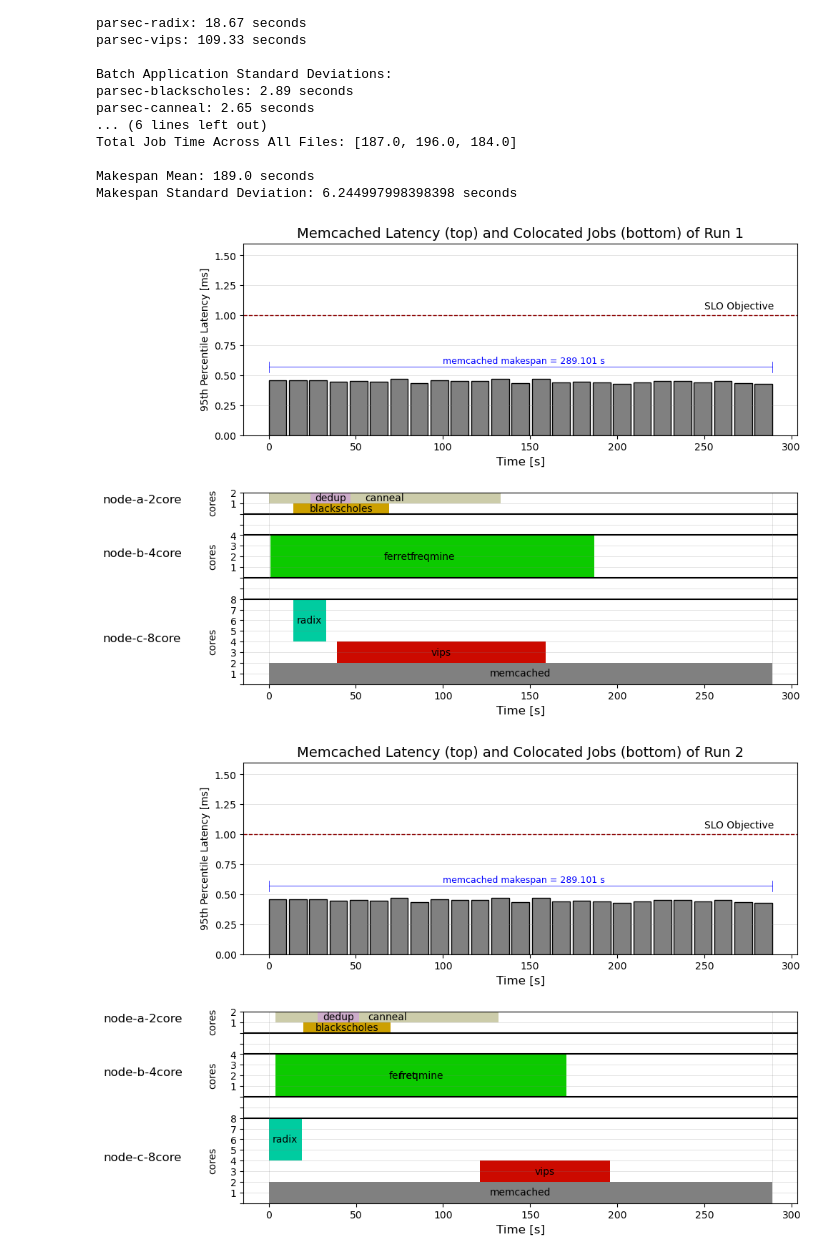
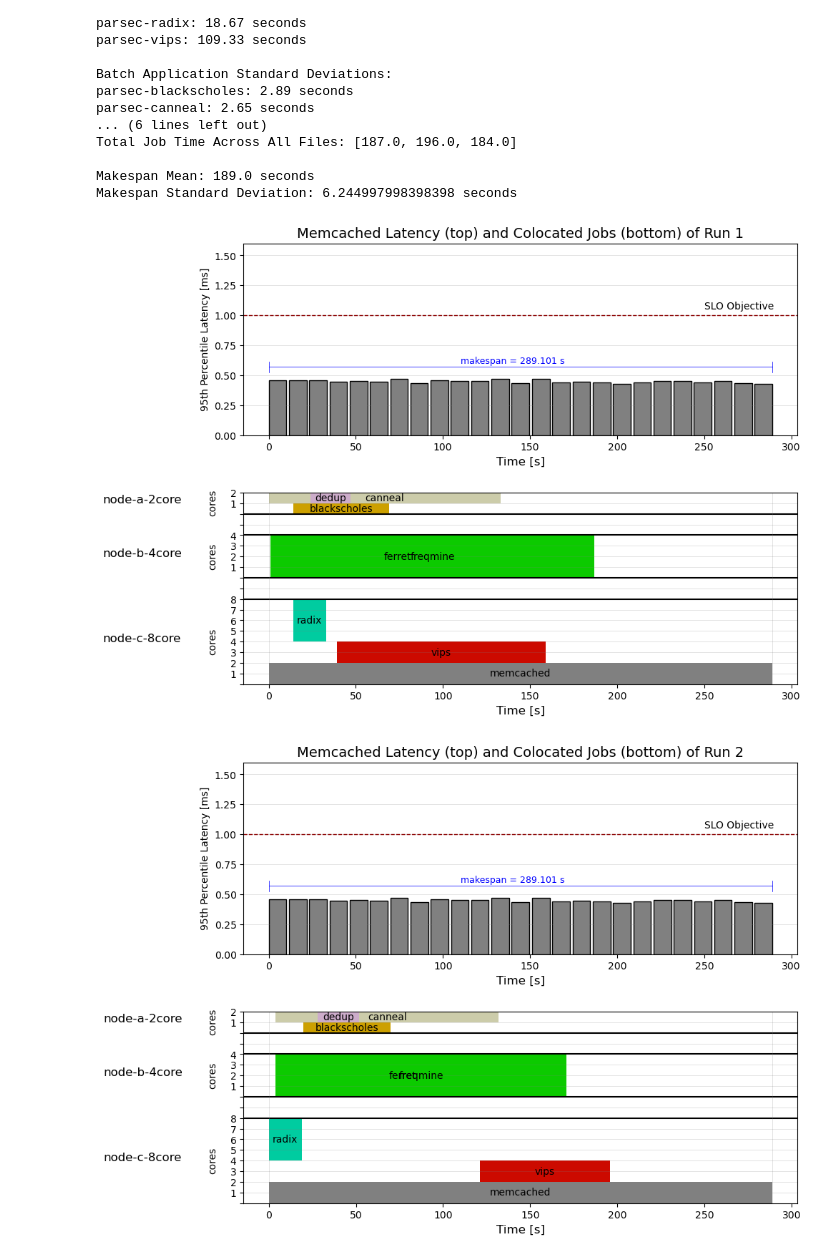
Before and after one commit to czanoli/ETH-Cloud-Computing-Architectures-2024, a Jupyter notebook: part3/plots.ipynb, the cells around one changed output. Saved outputs shown, nothing was run; the diff lists cells and outputs as text; code cells hidden in the pictures.

```diff
--- a/part3/plots.ipynb
+++ b/part3/plots.ipynb
@@ -111,6 +111,11 @@ def arrange_times(batch_times, total_times, n_runs):
         tmp.append(total_times[i])
         arranged_times.append(tmp)
     return arranged_times
+
+
+# Compute SLO violation ration for a given run
+def compute_SLO_violation_ratio(p95):
+    return (p95/1000.0 > 1).sum() / len(p95)
 # %%
 files = ["measurements/tmp_3/pods_0.txt", "measurements/tmp_3/pods_1.txt", "measurements/tmp_3/pods_2.txt"]
 mcperf_files = ["measurements/tmp_2/mcperf_0.txt", "measurements/tmp_2/mcperf_1.txt", "measurements/tmp_2/mcperf_2.txt"]
@@ -179,6 +184,12 @@ for file in mcperf_files:
     df['cum_ts_span'] = df['cum_ts_span'].cumsum()
     df = df[['p95', 'QPS', 'target', 'ts_span', 'cum_ts_span']]
     mcperf_dfs.append(df)
+
+# Get the SLO violation ratios
+violation_ratios = list()
+for file in mcperf_files:
+    df = parse_mcperf_file(file)
+    violation_ratios.append(compute_SLO_violation_ratio(df['p95']))
 # %%
 # Create plot 3a
 colors = {'canneal': '#CCCCAA', 'dedup': '#CCACCA', 'blackscholes': '#CCA000',
@@ -191,14 +202,14 @@ for i in range(n_runs):
 
     ## ------ First Subplot ------ ##
     x = df['cum_ts_span'] - df['cum_ts_span'][0]/2    #offset to align the starting time of the forst copntainer to x=0
-    y = df['p95']/1000
+    y = df['p95']/1000.0
     ax1.bar(x, y, width=df['ts_span'], color='grey', edgecolor='black', linewidth=1)
     slo_objective = ax1.axhline(y=1, color='darkred', linestyle='--', linewidth=1)
     ax1.annotate('SLO Objective', xy=(250, 1.05), color='black')
     ax1.plot([0, df['cum_ts_span'].iloc[-1]], [y.max() + 0.1, y.max() + 0.1], color='blue', linestyle='-', linewidth=0.5)
     ax1.plot([0, 0], [y.max() + 0.05, y.max() + 0.14], color='blue', linestyle='-', linewidth=0.5)
     ax1.plot([df['cum_ts_span'].iloc[-1], df['cum_ts_span'].iloc[-1]], [y.max() + 0.05, y.max() + 0.14], color='blue', linestyle='-', linewidth=0.5)
-    ax1.annotate(f'memcached makespan = {df['cum_ts_span'].iloc[-1]} s', xy=(100, y.max() + 0.125), color='blue', fontsize=9)
+    ax1.annotate(f'makespan = {df['cum_ts_span'].iloc[-1]} s', xy=(110, y.max() + 0.125), color='blue', fontsize=9)
 
     # Style
     ax1.set_xticks([0, 50, 100, 150, 200, 250, 300])
@@ -254,32 +265,32 @@ for i in range(n_runs):
                  horizontalalignment='center', verticalalignment='center')
 
     # Style
     ax2.set_xticks([0, 50, 100, 150, 200, 250, 300])
     ax2.set_xlabel("Time [s]", fontsize = 12)
 
     ax2.set_ylim(0, 18)
     ax2.set_yticks([0, 1, 2, 3, 4, 5, 6, 7, 8, 9, 10, 11, 12, 13, 14, 15, 16, 17, 18])
     ax2.set_yticklabels(['', '1', '2', '3', '4', '5', '6', '7', '8', '', '', '1', '2', '3', '4', '', '', '1', '2'])
 
     ax2.grid(axis='y', color='grey', linewidth=0.5, alpha=0.3)
     ax2.axhline(y=8, color='black', linestyle='-')
     ax2.axhline(y=10, color='black', linestyle='-')
     ax2.axhline(y=14, color='black', linestyle='-')
     ax2.axhline(y=16, color='black', linestyle='-')
     ax2.axvline(x=0, color='grey', linewidth=0.5, alpha=0.3)
     ax2.axvline(x=memcached_spans[i], color='grey', linewidth=0.5, alpha=0.3)
 
     ax2.text(-95, 4, 'node-c-8core', rotation=0, fontsize=12)
     ax2.text(-35, 3, 'cores', rotation=90, fontsize=10)
 
     ax2.text(-95, 12, 'node-b-4core', rotation=0, fontsize=12)
     ax2.text(-35, 11, 'cores', rotation=90, fontsize=10)
 
     ax2.text(-95, 17, 'node-a-2core', rotation=0, fontsize=12)
     ax2.text(-35, 16, 'cores', rotation=90, fontsize=10)
 
     plt.show()
     #plt.savefig("plot_" + str(i) + ".pdf", bbox_inches = "tight")
 # %% [output]
-[figure, old version]
+[figure, new version]
-[figure, old version]
+[figure, new version]
```
Also changed, not shown: parts of 1 cell of this notebook, 25 other files.
